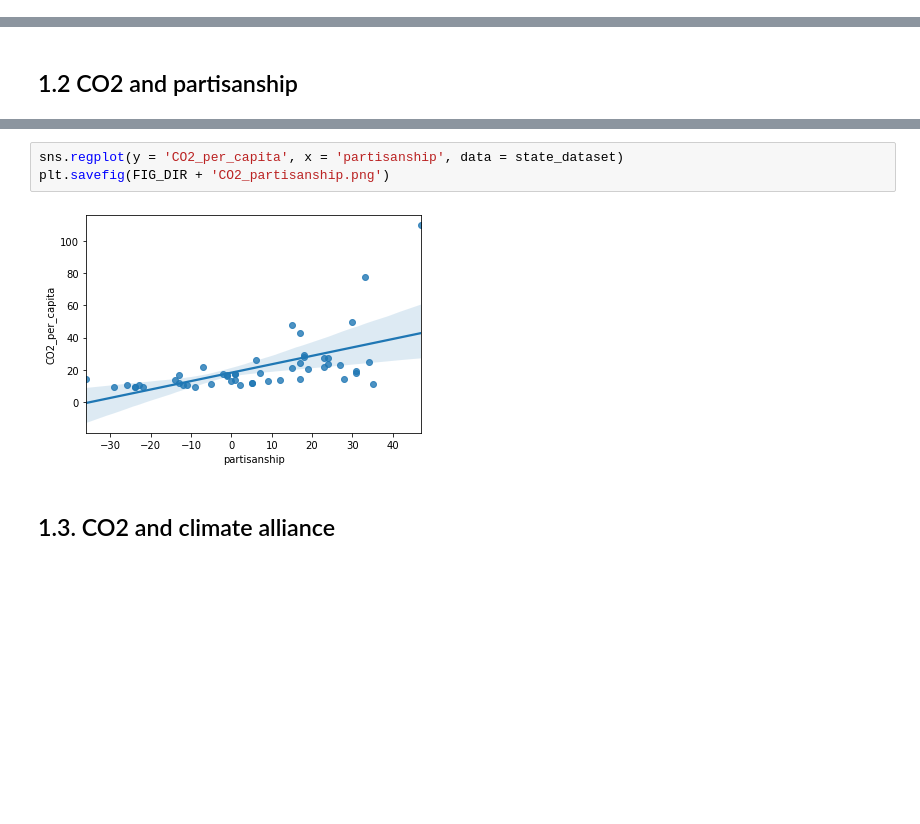
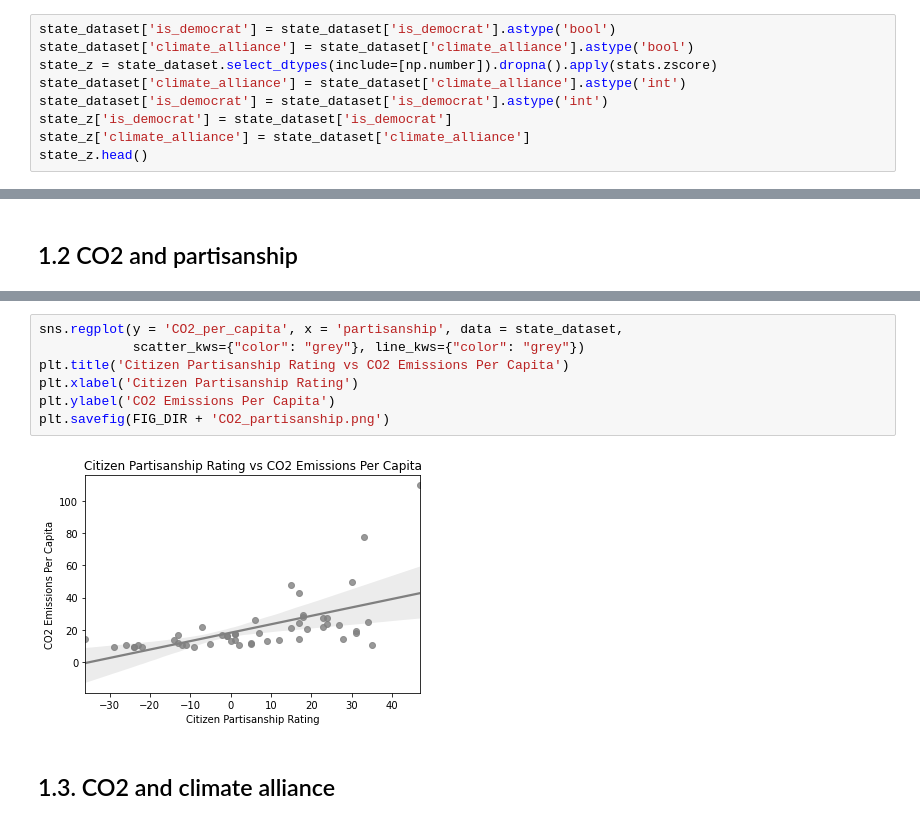
Before and after one commit to skvarnaj/Masters-Thesis, a Jupyter notebook: state_model_viz.ipynb, the cells around one changed output, grey strips where cells are left out. Drawn from its saved outputs; the diff is of its cells as text; blank space fills up the shorter version.

```diff
--- a/state_model_viz.ipynb
+++ b/state_model_viz.ipynb
@@ -36,0 +29,9 @@ state_dataset.head()
+# %%
+state_dataset['is_democrat'] = state_dataset['is_democrat'].astype('bool')
+state_dataset['climate_alliance'] = state_dataset['climate_alliance'].astype('bool')
+state_z = state_dataset.select_dtypes(include=[np.number]).dropna().apply(stats.zscore)
+state_dataset['climate_alliance'] = state_dataset['climate_alliance'].astype('int')
+state_dataset['is_democrat'] = state_dataset['is_democrat'].astype('int')
+state_z['is_democrat'] = state_dataset['is_democrat']
+state_z['climate_alliance'] = state_dataset['climate_alliance']
+state_z.head()
@@ -106,10 +152,14 @@ Covariance Type:            nonrobust
 Notes:
 [1] Standard Errors assume that the covariance matrix of the errors is correctly specified.
 # %%
-sns.regplot(y = 'CO2_per_capita', x = 'partisanship', data = state_dataset)
+sns.regplot(y = 'CO2_per_capita', x = 'partisanship', data = state_dataset,
+            scatter_kws={"color": "grey"}, line_kws={"color": "grey"})
+plt.title('Citizen Partisanship Rating vs CO2 Emissions Per Capita')
+plt.xlabel('Citizen Partisanship Rating')
+plt.ylabel('CO2 Emissions Per Capita')
 plt.savefig(FIG_DIR + 'CO2_partisanship.png')
 # %% [output]
-[figure, old version]
+[figure, new version]
 # %% [markdown]
 ## 1.3. CO2 and climate alliance
 # %%
```
Also changed, not shown: parts of 25 cells of this notebook, 6 other files.
